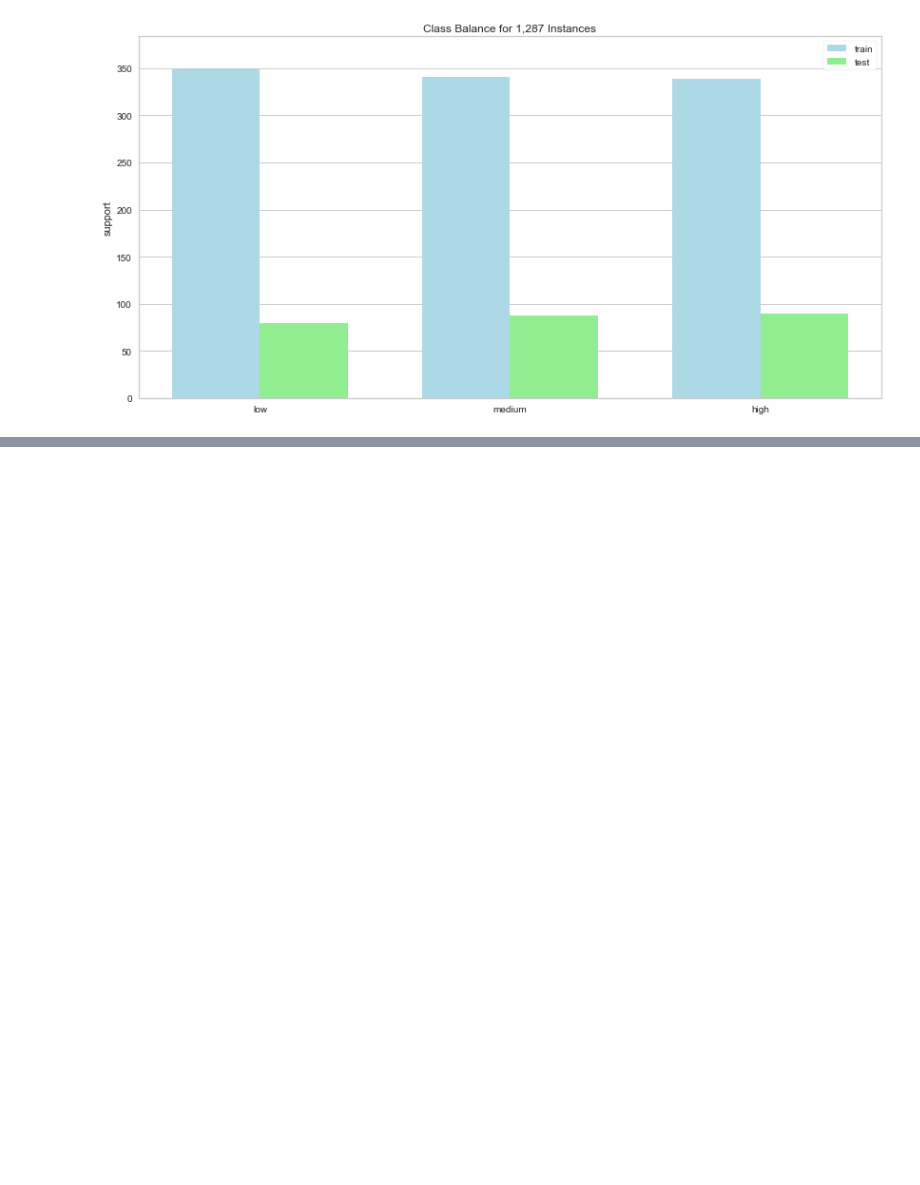
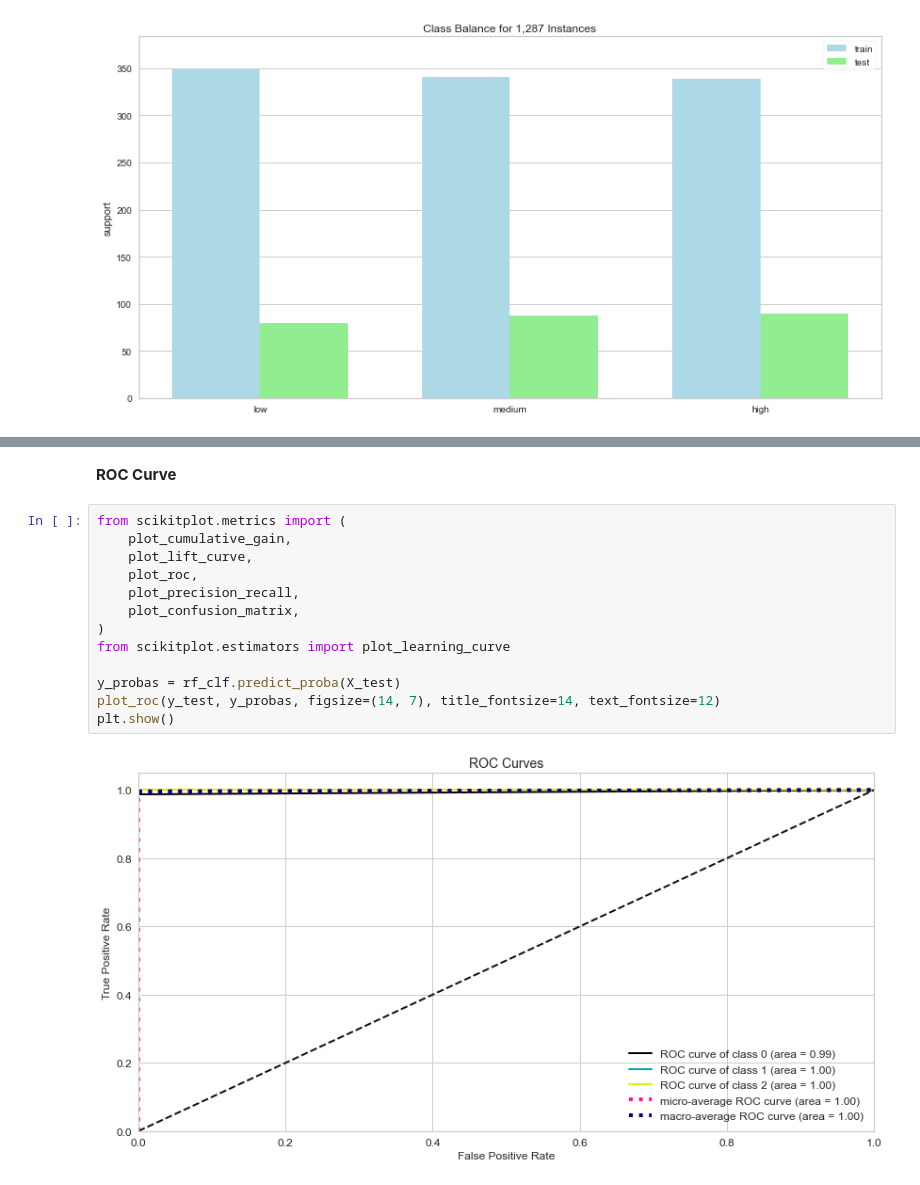
Before and after one commit to Prakashdeveloper03/Milk-Quality-Prediction, a Jupyter notebook: notebook/analysis.ipynb, the cells around one changed output, grey strips where cells are left out. Drawn from its saved outputs; the diff is of its cells as text; blank space fills up the shorter version.

```diff
--- a/notebook/analysis.ipynb
+++ b/notebook/analysis.ipynb
@@ -359,0 +402,17 @@ plt.show()
+# %% [markdown]
+**ROC Curve**
+# %%
+from scikitplot.metrics import (
+    plot_cumulative_gain,
+    plot_lift_curve,
+    plot_roc,
+    plot_precision_recall,
+    plot_confusion_matrix,
+)
+from scikitplot.estimators import plot_learning_curve
+
+y_probas = rf_clf.predict_proba(X_test)
+plot_roc(y_test, y_probas, figsize=(14, 7), title_fontsize=14, text_fontsize=12)
+plt.show()
+# %% [output]
+[figure, added]
```
Also changed, not shown: parts of 24 cells of this notebook, 1 other file.
